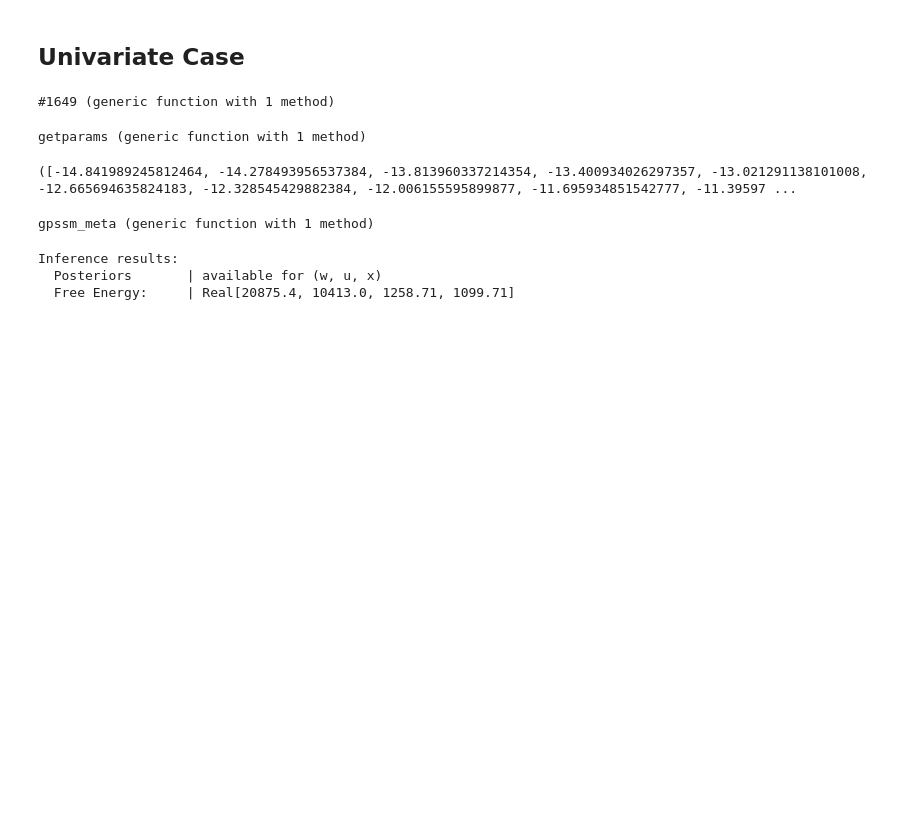
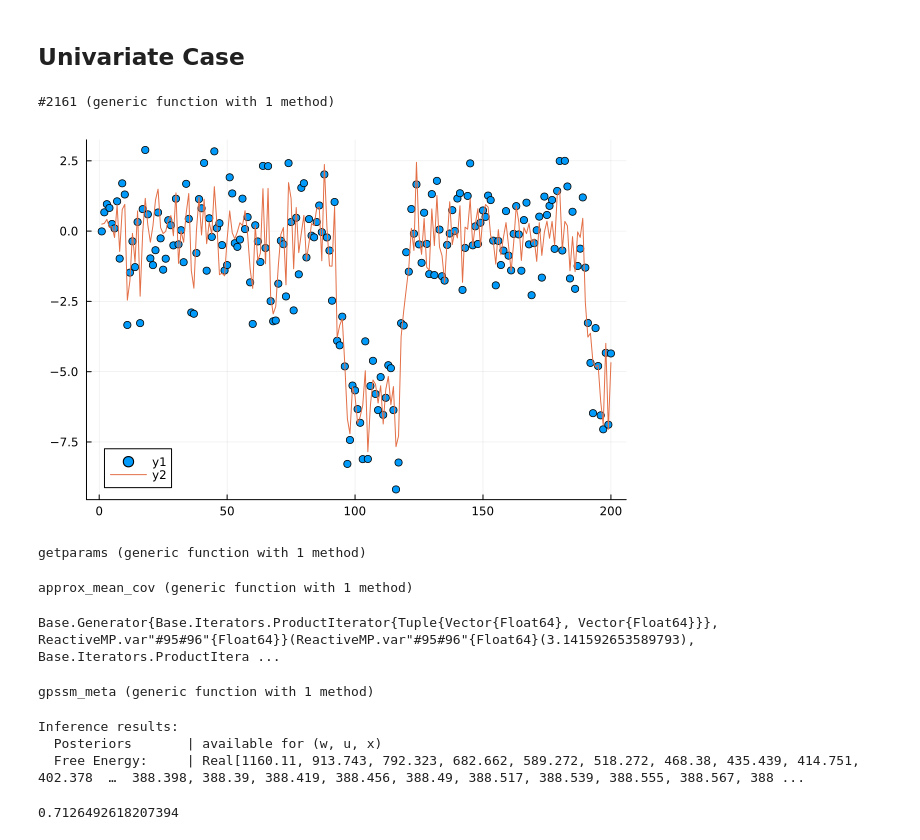
Before and after one commit to biaslab/GaussianProcessNode, a Jupyter notebook: GPTransition_structuredmeanfield.ipynb, the cells around one changed output. Cells and saved outputs as stored; diff of their text form; code cells hidden in the pictures; blank space fills up the shorter version.

```diff
--- a/GPTransition_structuredmeanfield.ipynb
+++ b/GPTransition_structuredmeanfield.ipynb
@@ -28,19 +32,24 @@ function generate_data(n,σ_x,σ_y)
 end
 
 N = 800 #number of data
-n_train = 500
+n_train = 200
 n_test = N - n_train
 σ_x = 1.
-σ_y = 1.
+σ_y = 0.8
 transition_func = (x) -> x - 1.5*sin(x)
 # %% [output]
-#1649 (generic function with 1 method)
+#2161 (generic function with 1 method)
 # %%
 true_state, data = generate_data(N,σ_x,σ_y);
 true_state_train = true_state[1:n_train]
 true_state_test = true_state[n_train+1 : end];
 data_train = data[1:n_train];
 data_test = data[n_train+1:end];
+# %%
+scatter(data_train)
+plot!(true_state_train)
+# %% [output]
+[figure, added]
 # %%
 struct GPTransitionMeta{S,T,K}
     Xu          :: S
@@ -71,13 +80,47 @@ function ReactiveMP.approximate_kernel_expectation(method::AbstractApproximation
 
     return gbar
 end
+function approx_mean_cov(points_generator,weights_generator, g_func)
 
+    cs = zeros(length(weights_generator))
+    norm = 0.
+    mean_approx = zeros(2)
+
+    for (index, (weight, point)) in enumerate(zip(weights_generator, points_generator))
+        gv = g_func(point)
+        cv = weight * gv
+
+        # mean = mean + point * weight * g(point)
+        broadcast!(*, point, point, cv)  # point *= cv
+        broadcast!(+, mean_approx, mean_approx, point) # mean += point
+        norm += cv
+
+        @inbounds cs[index] = cv
+    end
+    broadcast!(/, mean_approx, mean_approx, norm)
+
+    cov_approx = zeros(2, 2)
+    foreach(enumerate(zip(points, cs))) do (index, (point, c))
+        broadcast!(-, point, point, mean_approx)                # point -= mean
+        mul!(cov_approx, point, reshape(point, (1, 2)), c, 1.0) # cov = cov + c * (point)⋅(point)' where c = weight * g(point)
+    end
+
+    broadcast!(/, cov_approx, cov_approx, norm)
+
+    return mean_approx, cov_approx
+
+end
 # #make faster
 # function fast_approximate_kernel_expectation()
+# %% [output]
+approx_mean_cov (generic function with 1 method)
-# %%
-hermite_point, hermite_w = ReactiveMP.gausshermite(121)
-# %% [output]
-([-14.841989245812464, -14.278493956537384, -13.813960337214354, -13.400934026297357, -13.021291138101008, -12.665694635824183, -12.328545429882384, -12.006155595899877, -11.695934851542777, -11.39597 ...
+# %%
+hermite_point, hermite_w = ReactiveMP.gausshermite(121)
+Unit_Normal = MvNormal(zeros(2),diageye(2))
+points = ReactiveMP.getpoints(ghcubature(61), mean(Unit_Normal), cov(Unit_Normal)) #get ghcubature points
+weights = ReactiveMP.getweights(ghcubature(61), mean(Unit_Normal), cov(Unit_Normal)) #get ghcubature weights
+# %% [output]
+Base.Generator{Base.Iterators.ProductIterator{Tuple{Vector{Float64}, Vector{Float64}}}, ReactiveMP.var"#95#96"{Float64}}(ReactiveMP.var"#95#96"{Float64}(3.141592653589793), Base.Iterators.ProductItera ...
 # %%
 struct GPTransition end
 
@@ -398,13 +299,13 @@ Kuu = kernelmatrix(kernel_gp,Xu,Xu) + 1e-7*I;
 Kuu_inverse = cholinv(Kuu);
 # %%
 #run inference
-niter = 4;
+niter = 25;
 
 infer_result = inference(
     model = gpssm(n_train,Kuu),
     iterations = niter,
     data = (y = data_train,),
-    initmarginals = (u = MvNormalMeanCovariance(zeros(size(Kuu,1)), Kuu),w = GammaShapeRate(0.1,0.1),),
+    initmarginals = (u = MvNormalMeanCovariance(zeros(size(Kuu,1)), Kuu),w = GammaShapeRate(0.1,0.01),),
     meta = gpssm_meta(Xu,Kuu_inverse,Kuu,kernel_gp),
     returnvars = (x = KeepLast(), u = KeepLast(),w = KeepLast(),),
     free_energy = true,
@@ -413,13 +314,17 @@ infer_result = inference(
 # %% [output]
 Inference results:
   Posteriors       | available for (w, u, x)
-  Free Energy:     | Real[20875.4, 10413.0, 1258.71, 1099.71]
+  Free Energy:     | Real[1160.11, 913.743, 792.323, 682.662, 589.272, 518.272, 468.38, 435.439, 414.751, 402.378  …  388.398, 388.39, 388.419, 388.456, 388.49, 388.517, 388.539, 388.555, 388.567, 388 ...
 # %%
 #get results
 qu = infer_result.posteriors[:u]
 qx = infer_result.posteriors[:x]
 qw = infer_result.posteriors[:w]
 ;
+# %%
+mean(qw)
+# %% [output]
+0.7126492618207394
 # %%
 w_axis = collect(0:0.01:2)
 plot(w_axis, pdf.(qw,w_axis))
```
Also changed, not shown: parts of 22 cells of this notebook.
